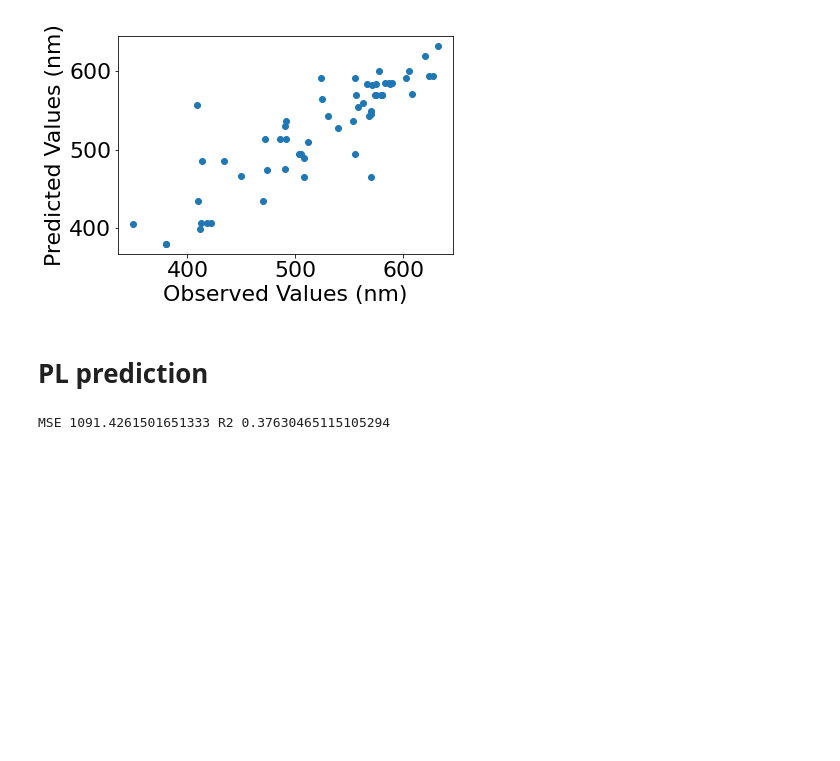
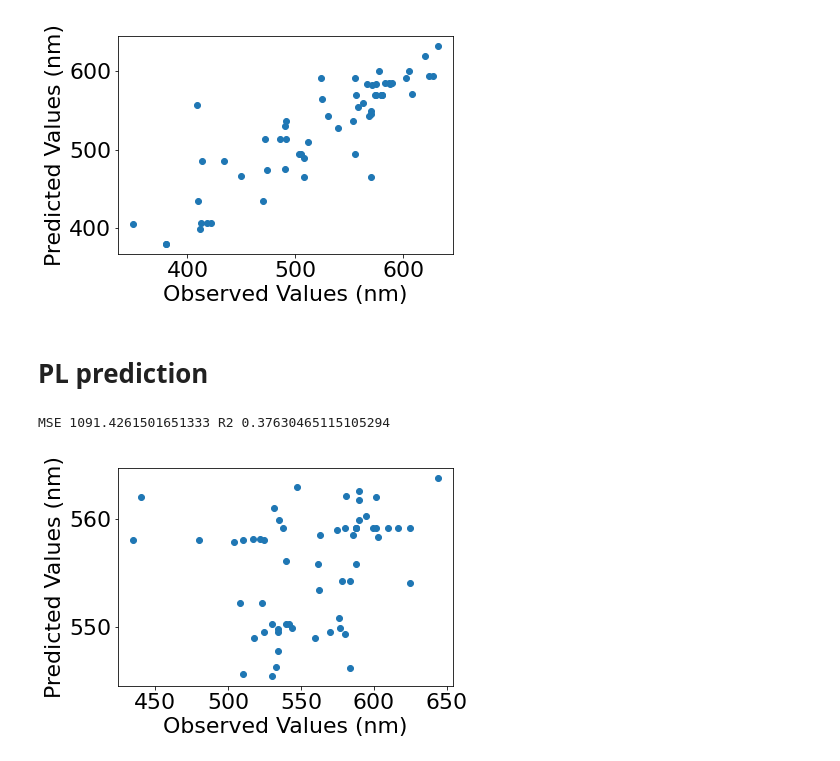
Before and after one commit to akkaneror/Hot_injection, a Jupyter notebook: testing notebooks/Flo KNN testing.ipynb, the cells around one changed output. Drawn from its saved outputs; the diff is of its cells as text; code cells hidden in the pictures; blank space fills up the shorter version.

```diff
--- a/testing notebooks/Flo KNN testing.ipynb
+++ b/testing notebooks/Flo KNN testing.ipynb
@@ -121,3 +142,12 @@ for neighbors in np.arange (1, 100, 1):
     MSE = mean_squared_error(y_PL_test, y_PL_predict)
     R2 = r2_score(y_PL_test, y_PL_predict)
     print("MSE", MSE, "R2", R2)
+# %%
+plt.figure()
+plt.title("")
+plt.plot(y_PL_test, y_PL_predict, 'o')
+plt.xlabel('Observed Values (nm)')
+plt.ylabel('Predicted Values (nm)')
+plt.show()
+# %% [output]
+[figure, added]
```
Also changed, not shown: parts of 4 cells of this notebook.
